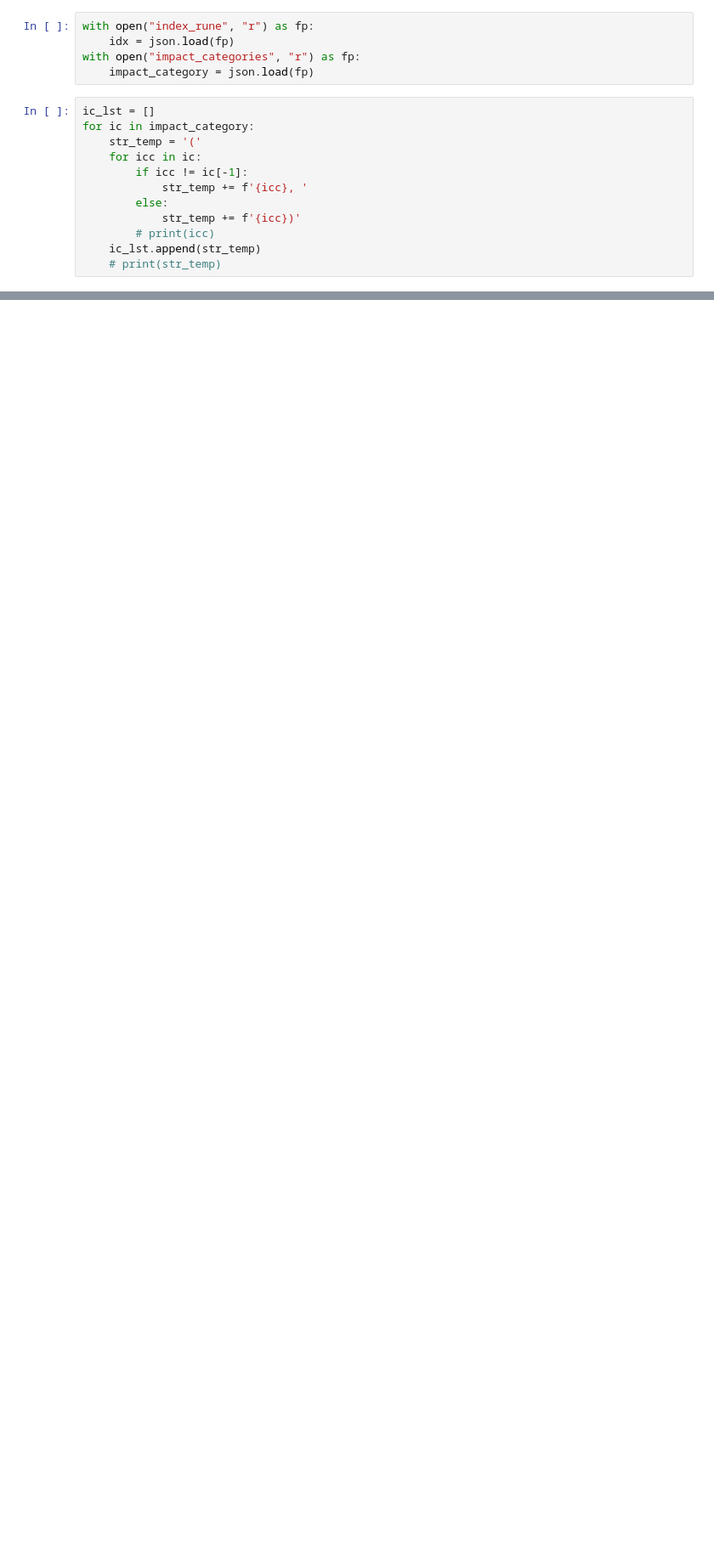
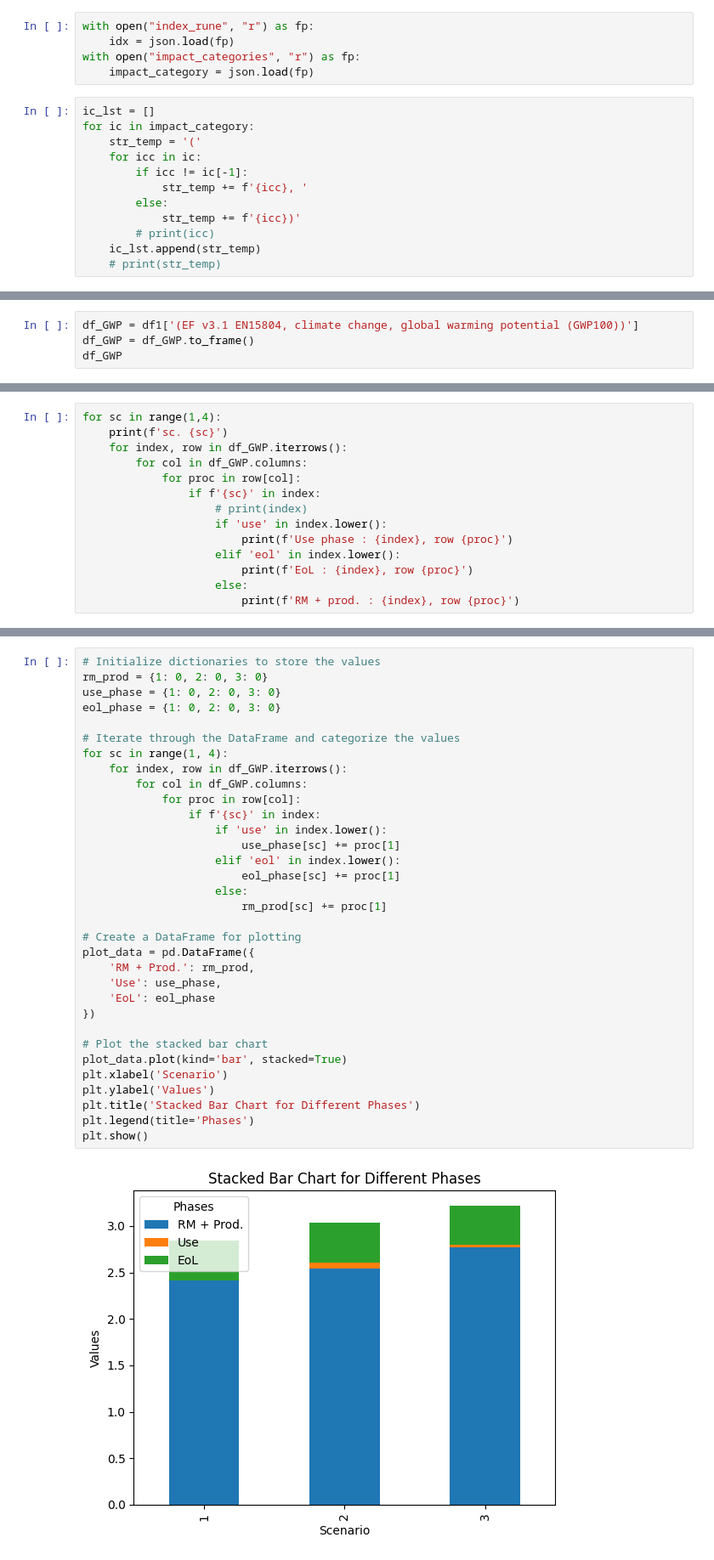
Before and after one commit to RuneWF/Single-use-vs-multi-use-in-health-care, a Jupyter notebook: Brighway/Rune_contribution.ipynb, the cells around one changed output, grey strips where cells are left out. Shown at 85% size. Saved outputs shown, nothing was run; the diff lists cells and outputs as text; blank space fills up the shorter version.

```diff
--- a/Brighway/Rune_contribution.ipynb
+++ b/Brighway/Rune_contribution.ipynb
@@ -76,0 +108,4 @@ EoL 50L cylinder - FU - sc 3 : Transport for (EF v3.1 EN15804, water use, user d
+# %%
+df_GWP = df1['(EF v3.1 EN15804, climate change, global warming potential (GWP100))']
+df_GWP = df_GWP.to_frame()
+df_GWP
@@ -76,0 +130,14 @@ EoL 50L cylinder - FU - sc 3 : Transport for (EF v3.1 EN15804, water use, user d
+# %%
+for sc in range(1,4):
+    print(f'sc. {sc}')
+    for index, row in df_GWP.iterrows():
+        for col in df_GWP.columns:
+            for proc in row[col]:
+                if f'{sc}' in index:
+                    # print(index)
+                    if 'use' in index.lower():
+                        print(f'Use phase : {index}, row {proc}')
+                    elif 'eol' in index.lower():
+                        print(f'EoL : {index}, row {proc}')
+                    else:
+                        print(f'RM + prod. : {index}, row {proc}')
@@ -76,0 +162,35 @@ EoL 50L cylinder - FU - sc 3 : Transport for (EF v3.1 EN15804, water use, user d
+# %%
+# Initialize dictionaries to store the values
+rm_prod = {1: 0, 2: 0, 3: 0}
+use_phase = {1: 0, 2: 0, 3: 0}
+eol_phase = {1: 0, 2: 0, 3: 0}
+
+# Iterate through the DataFrame and categorize the values
+for sc in range(1, 4):
+    for index, row in df_GWP.iterrows():
+        for col in df_GWP.columns:
+            for proc in row[col]:
+                if f'{sc}' in index:
+                    if 'use' in index.lower():
+                        use_phase[sc] += proc[1]
+                    elif 'eol' in index.lower():
+                        eol_phase[sc] += proc[1]
+                    else:
+                        rm_prod[sc] += proc[1]
+
+# Create a DataFrame for plotting
+plot_data = pd.DataFrame({
+    'RM + Prod.': rm_prod,
+    'Use': use_phase,
+    'EoL': eol_phase
+})
+
+# Plot the stacked bar chart
+plot_data.plot(kind='bar', stacked=True)
+plt.xlabel('Scenario')
+plt.ylabel('Values')
+plt.title('Stacked Bar Chart for Different Phases')
+plt.legend(title='Phases')
+plt.show()
+# %% [output]
+[figure, added]
```
Also changed, not shown: parts of 6 cells of this notebook, 1 other file.
